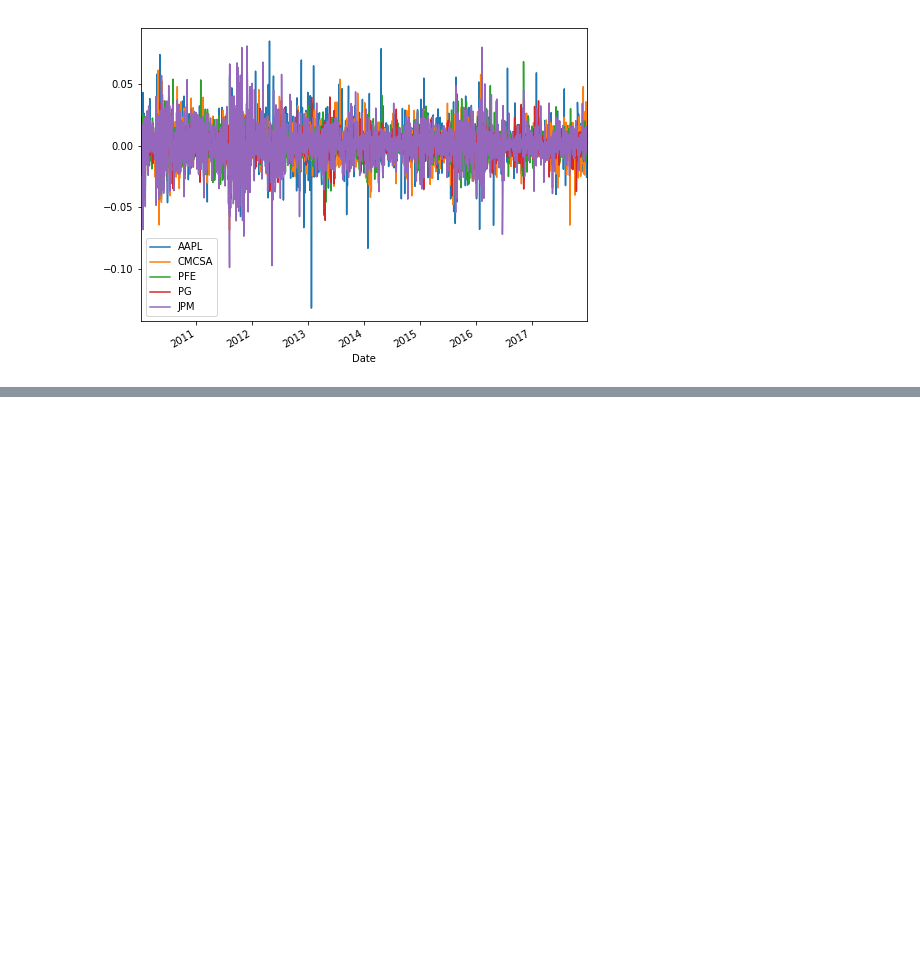
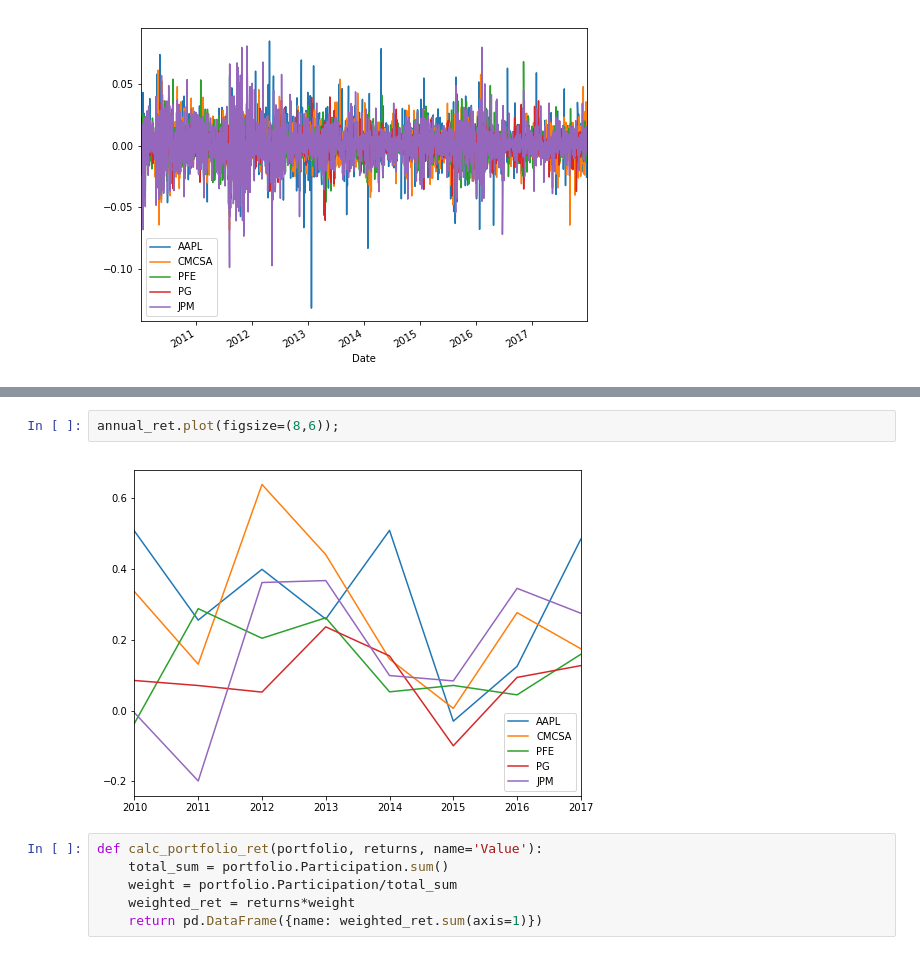
Before and after one commit to SamirNE/Proyecto_Modulo3, a Jupyter notebook: ProyectoModulo3_VillaO_NavarreteS_PadillaF.ipynb, the cells around one changed output, grey strips where cells are left out. Cells and saved outputs as stored; diff of their text form; blank space fills up the shorter version.

```diff
--- a/ProyectoModulo3_VillaO_NavarreteS_PadillaF.ipynb
+++ b/ProyectoModulo3_VillaO_NavarreteS_PadillaF.ipynb
@@ -131,0 +167,10 @@ daily_ret.plot(figsize=(8,6));
+# %%
+annual_ret.plot(figsize=(8,6));
+# %% [output]
+[figure, added]
+# %%
+def calc_portfolio_ret(portfolio, returns, name='Value'):
+    total_sum = portfolio.Participation.sum()
+    weight = portfolio.Participation/total_sum
+    weighted_ret = returns*weight
+    return pd.DataFrame({name: weighted_ret.sum(axis=1)})
```
Also changed, not shown: parts of 13 cells of this notebook.
